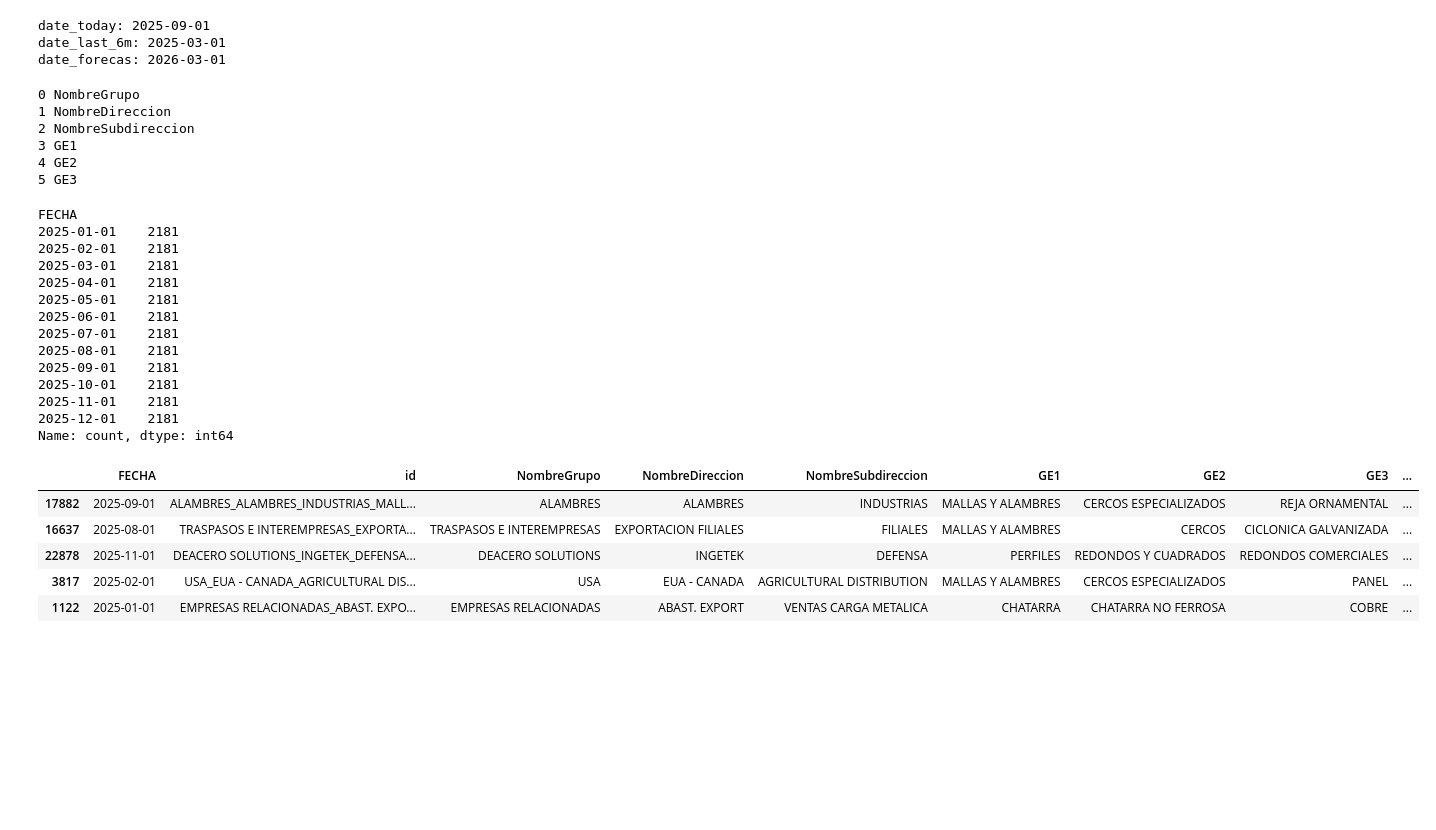
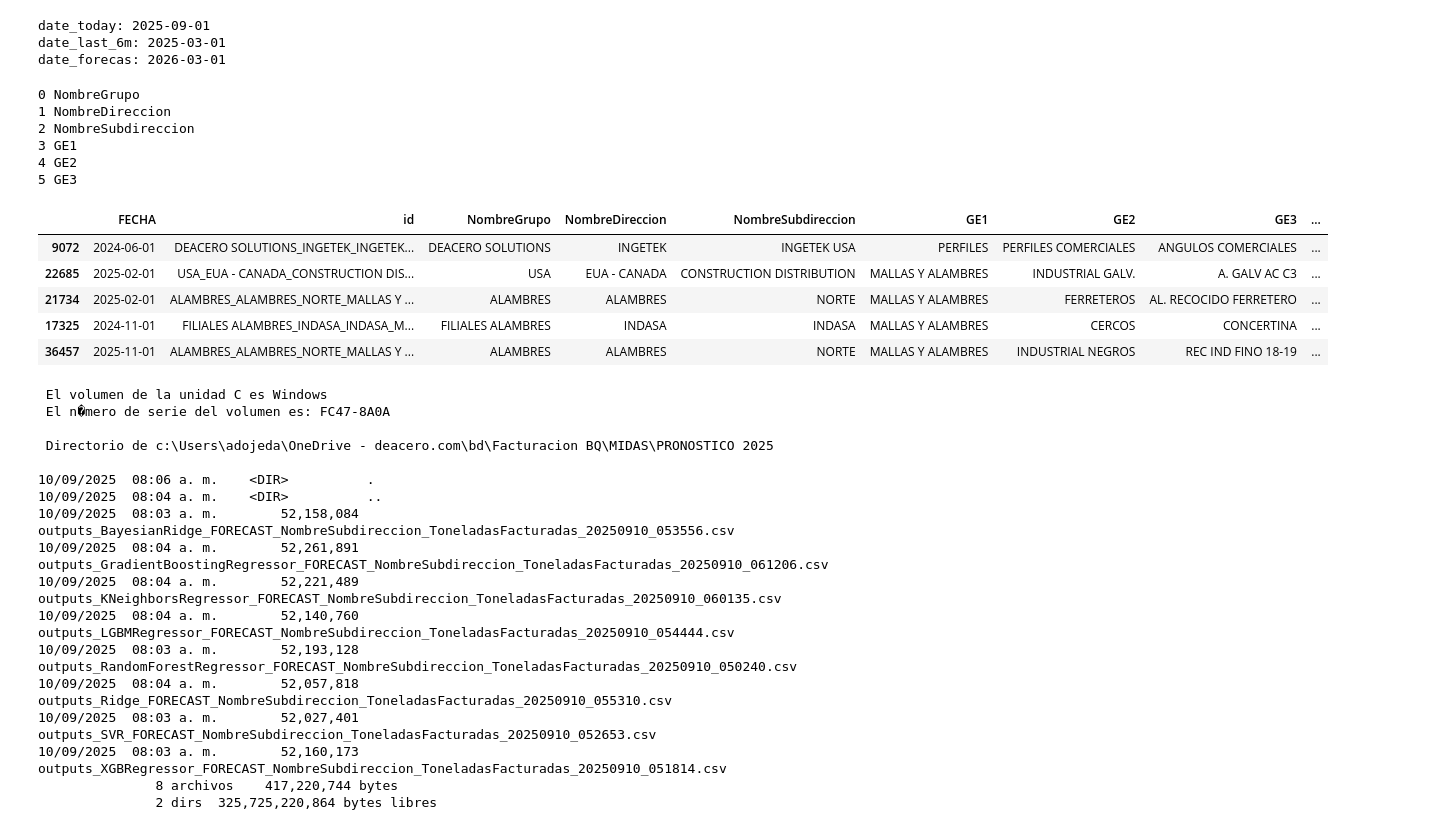
Before and after one commit to adojedar/demanda2, a Jupyter notebook: VALIDACION_POP.ipynb, the cells around one changed output. Cells and saved outputs as stored; diff of their text form; code cells hidden in the pictures; blank space fills up the shorter version.

```diff
--- a/VALIDACION_POP.ipynb
+++ b/VALIDACION_POP.ipynb
@@ -37,15 +84,20 @@ def transform_MIDAS(df, pv, join_pv = False):
     # --- Define columns to extract ---
     colNames = ["FECHA", "Y_PREDICCION", "NOMBRESUBDIRECCION", "NOMBREGRUPOESTADISTICO3", "MODEL"]
     colNames2 = ["FECHA", "Y_PRONOSTICOS", "NOMBRESUBDIRECCION", "NOMBREGRUPOESTADISTICO3", "MODEL"]
-    colNames3 = ["FECHA", "Y_HIST", "NOMBRESUBDIRECCION", "NOMBREGRUPOESTADISTICO3", "MODEL"]
+    colNames3 = ["FECHA", "Y_HIST", "NOMBRESUBDIRECCION", "NOMBREGRUPOESTADISTICO3"]
 
     # --- First Filter: Y_PREDICCION --- Filtro de valores nulos? por que habria valores nulos?
-    df1 = df[df["Y_PREDICCION"].notna()][colNames]
+    df1 = df[colNames] #df["Y_PREDICCION"].notna()]
 
     # --- Second Filter: Y_PRONOSTICOS --- Filtro de valores nulos? por que habria valores nulos?
-    df2 = df[df["Y_PRONOSTICOS"].notna()][colNames2]
+    df2 = df[colNames2] #f["Y_PRONOSTICOS"].notna()
 
     df2.columns = colNames  # Rename to match df1
+
+    df3 = df[df.MODEL == "BayesianRidge"][colNames3]
+    #df3 ["MODEL"] = "Y_HIST"
+    df3["Y_HIST"] = df3["Y_HIST"].astype(float)
+    #df3 = df3.groupby(["FECHA", "NOMBRESUBDIRECCION", "NOMBREGRUPOESTADISTICO3"])[["Y_HIST"]]
 
     # --- Combine both filtered datasets ---
     combined_df = pd.concat([df1, df2], ignore_index=True)
@@ -63,10 +115,14 @@ def transform_MIDAS(df, pv, join_pv = False):
 
     combined_df["Y_PREDICCION"] = combined_df["Y_PREDICCION"].astype(float)
 
+
+
     #display(combined_df.FECHA.value_counts().sort_index())
     res = pd.pivot_table(combined_df, index=["FECHA", "NOMBRESUBDIRECCION", "NOMBREGRUPOESTADISTICO3"], columns= "MODEL", values= "Y_PREDICCION", aggfunc= "mean" ).reset_index()
 
     res["MAX_MODEL"] = True
+
+    res = res.merge(df3, on = ["FECHA", "NOMBRESUBDIRECCION", "NOMBREGRUPOESTADISTICO3"], how = "outer", validate = "1:1")
 
     res = res.rename(columns = {"NOMBREGRUPOESTADISTICO3": "GE3", "NOMBRESUBDIRECCION": "NombreSubdireccion"})
 
@@ -121,7 +177,7 @@ def load_pv(query_str):
     # Unir con el DataFrame original
     df_completo = pd.merge(combinaciones, pv, on=["FECHA","id","NombreGrupo", "NombreDireccion", "NombreSubdireccion", "GE1", "GE2", "GE3"], how='left')
 
-    df_completo["FACT"] = df_completo["FACT"].fillna(0)
+    df_completo["FACT"] = df_completo["FACT"].fillna(np.nan)
 
     df_completo["valid_ton"] = df_completo.PVO.fillna(0) + df_completo.FACT.fillna(0)
 
@@ -169,52 +225,58 @@ nom_subdireccion NOT IN  ('SERVICIOS LOGISTICOS DAL USA') --> lo quité de la co
 #nom_subdireccion NOT IN ('EXCEDENTES ACEROS','EXCEDENTES ALAMBRES','RESTO ALAMBRES','RESTO INGETEK')
 #AND
 #nom_grupo_estadistico1 NOT IN ('CHATARRA','DEACERO POWER','INTERNAS PRODUCCION ','LOGÍSTICA','PALANQUILLA','SEGUNDAS')
 #AND
 #nom_grupo_estadistico2 NOT IN ('SEGUNDAS / EXCEDENTES','CHQ')
 #AND
 #nom_grupo_estadistico3 NOT IN ('DESPERDICIO','ALAMBRON SEGUNDAS','ALAMBRON EXCEDENTES','ALAMBRON TERCEROS','ALAMBRON OTROS','DERECHO DE VIA','PILOTES','PISO','POLIZAS')
 -- Necesitamos que la informacion no sea nula
 AND nom_grupo IS NOT NULL
 AND nom_direccion IS NOT NULL
 AND nom_subdireccion IS NOT NULL
 AND nom_grupo_estadistico1 IS NOT NULL
 AND nom_grupo_estadistico2 IS NOT NULL
 AND nom_grupo_estadistico3 IS NOT NULL
 AND  mes_anio IS NOT NULL
 GROUP BY 1,2,3,4,5,6,7
 ORDER BY 1,2,3,4,5,6,7
 """
 
-pv = load_pv(query_str)
+pv = load_pv(str_qr)
 
-display(pv.FECHA.value_counts())
+#display(pv.FECHA.value_counts())
 
 pv.sample(5)
 # %% [output]
 0 NombreGrupo
 1 NombreDireccion
 2 NombreSubdireccion
 3 GE1
 4 GE2
 5 GE3
-FECHA
-2025-01-01    2181
-2025-02-01    2181
-2025-03-01    2181
-2025-04-01    2181
-2025-05-01    2181
-2025-06-01    2181
-2025-07-01    2181
-2025-08-01    2181
-2025-09-01    2181
-2025-10-01    2181
-2025-11-01    2181
-2025-12-01    2181
-Name: count, dtype: int64
 |  | FECHA | id | NombreGrupo | NombreDireccion | NombreSubdireccion | GE1 | GE2 | GE3 | ... |
-| 17882 | 2025-09-01 | ALAMBRES_ALAMBRES_INDUSTRIAS_MALL... | ALAMBRES | ALAMBRES | INDUSTRIAS | MALLAS Y ALAMBRES | CERCOS ESPECIALIZADOS | REJA ORNAMENTAL | ... |
-| 16637 | 2025-08-01 | TRASPASOS E INTEREMPRESAS_EXPORTA... | TRASPASOS E INTEREMPRESAS | EXPORTACION FILIALES | FILIALES | MALLAS Y ALAMBRES | CERCOS | CICLONICA GALVANIZADA | ... |
-| 22878 | 2025-11-01 | DEACERO SOLUTIONS_INGETEK_DEFENSA... | DEACERO SOLUTIONS | INGETEK | DEFENSA | PERFILES | REDONDOS Y CUADRADOS | REDONDOS COMERCIALES | ... |
-| 3817 | 2025-02-01 | USA_EUA - CANADA_AGRICULTURAL DIS... | USA | EUA - CANADA | AGRICULTURAL DISTRIBUTION | MALLAS Y ALAMBRES | CERCOS ESPECIALIZADOS | PANEL | ... |
-| 1122 | 2025-01-01 | EMPRESAS RELACIONADAS_ABAST. EXPO... | EMPRESAS RELACIONADAS | ABAST. EXPORT | VENTAS CARGA METALICA | CHATARRA | CHATARRA NO FERROSA | COBRE | ... |
+| 9072 | 2024-06-01 | DEACERO SOLUTIONS_INGETEK_INGETEK... | DEACERO SOLUTIONS | INGETEK | INGETEK USA | PERFILES | PERFILES COMERCIALES | ANGULOS COMERCIALES | ... |
+| 22685 | 2025-02-01 | USA_EUA - CANADA_CONSTRUCTION DIS... | USA | EUA - CANADA | CONSTRUCTION DISTRIBUTION | MALLAS Y ALAMBRES | INDUSTRIAL GALV. | A. GALV AC C3 | ... |
+| 21734 | 2025-02-01 | ALAMBRES_ALAMBRES_NORTE_MALLAS Y ... | ALAMBRES | ALAMBRES | NORTE | MALLAS Y ALAMBRES | FERRETEROS | AL. RECOCIDO FERRETERO | ... |
+| 17325 | 2024-11-01 | FILIALES ALAMBRES_INDASA_INDASA_M... | FILIALES ALAMBRES | INDASA | INDASA | MALLAS Y ALAMBRES | CERCOS | CONCERTINA | ... |
+| 36457 | 2025-11-01 | ALAMBRES_ALAMBRES_NORTE_MALLAS Y ... | ALAMBRES | ALAMBRES | NORTE | MALLAS Y ALAMBRES | INDUSTRIAL NEGROS | REC IND FINO 18-19 | ... |
+# %%
+ls "../../bd/Facturacion BQ/MIDAS/PRONOSTICO 2025"
+# %% [output]
+ El volumen de la unidad C es Windows
+ El n�mero de serie del volumen es: FC47-8A0A
+
+ Directorio de c:\Users\adojeda\OneDrive - deacero.com\bd\Facturacion BQ\MIDAS\PRONOSTICO 2025
+
+10/09/2025  08:06 a. m.    <DIR>          .
+10/09/2025  08:04 a. m.    <DIR>          ..
+10/09/2025  08:03 a. m.        52,158,084 outputs_BayesianRidge_FORECAST_NombreSubdireccion_ToneladasFacturadas_20250910_053556.csv
+10/09/2025  08:04 a. m.        52,261,891 outputs_GradientBoostingRegressor_FORECAST_NombreSubdireccion_ToneladasFacturadas_20250910_061206.csv
+10/09/2025  08:04 a. m.        52,221,489 outputs_KNeighborsRegressor_FORECAST_NombreSubdireccion_ToneladasFacturadas_20250910_060135.csv
+10/09/2025  08:04 a. m.        52,140,760 outputs_LGBMRegressor_FORECAST_NombreSubdireccion_ToneladasFacturadas_20250910_054444.csv
+10/09/2025  08:03 a. m.        52,193,128 outputs_RandomForestRegressor_FORECAST_NombreSubdireccion_ToneladasFacturadas_20250910_050240.csv
+10/09/2025  08:04 a. m.        52,057,818 outputs_Ridge_FORECAST_NombreSubdireccion_ToneladasFacturadas_20250910_055310.csv
+10/09/2025  08:03 a. m.        52,027,401 outputs_SVR_FORECAST_NombreSubdireccion_ToneladasFacturadas_20250910_052653.csv
+10/09/2025  08:03 a. m.        52,160,173 outputs_XGBRegressor_FORECAST_NombreSubdireccion_ToneladasFacturadas_20250910_051814.csv
+               8 archivos    417,220,744 bytes
+               2 dirs  325,725,220,864 bytes libres
 # %%
```
Also changed, not shown: parts of 12 cells of this notebook.
